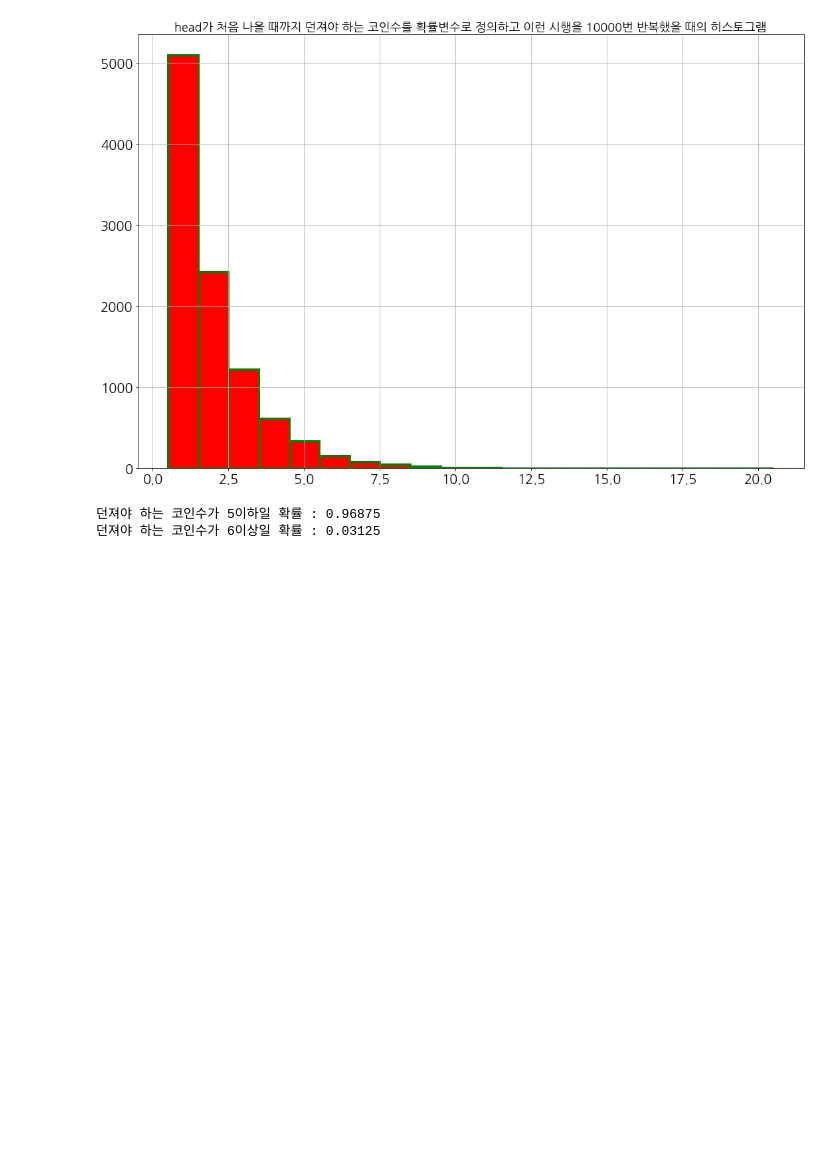
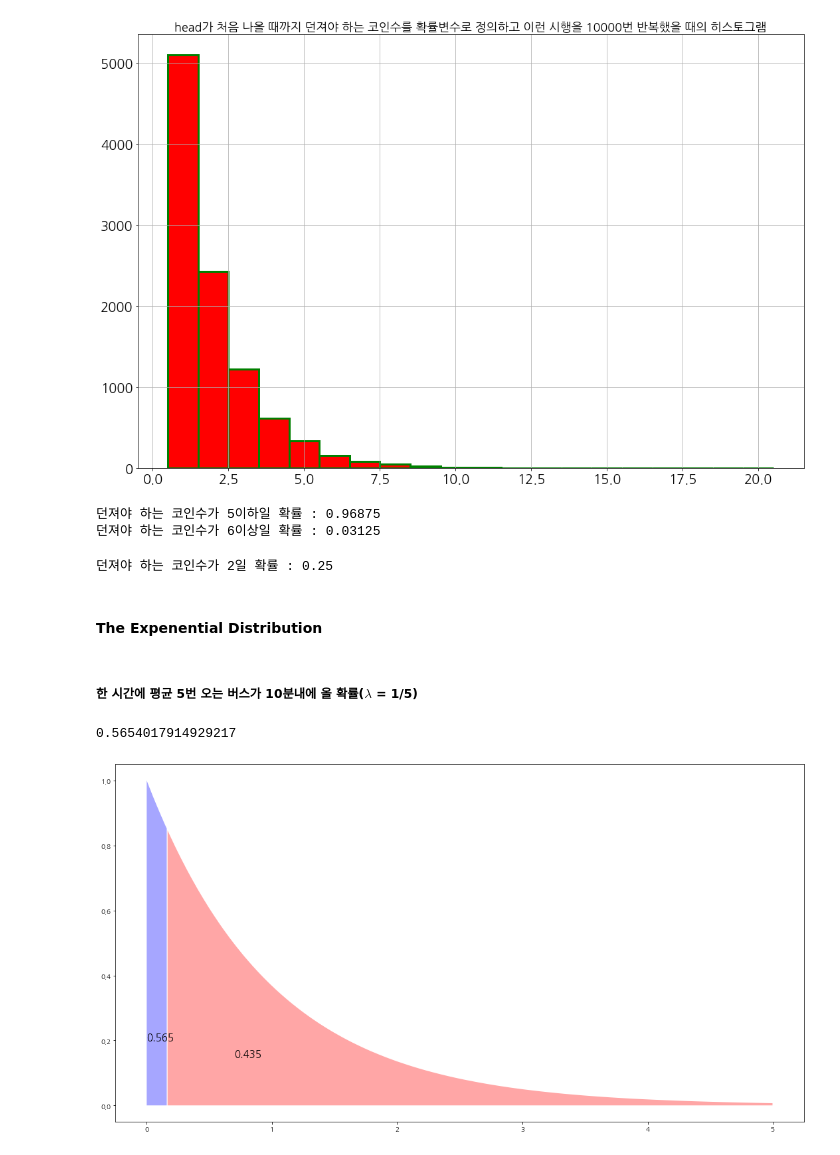
Before and after one commit to rubinkim/machine_learning_07_2022, a Jupyter notebook: 10_statistics/05_scipy_stats_geom_expon.ipynb, the cells around one changed output. Saved outputs shown, nothing was run; the diff lists cells and outputs as text; code cells hidden in the pictures; blank space fills up the shorter version.

Commit message:
plt.fill_between & stats.expon.pdf

```diff
--- a/10_statistics/05_scipy_stats_geom_expon.ipynb
+++ b/10_statistics/05_scipy_stats_geom_expon.ipynb
@@ -46,3 +47,31 @@ print(f"던져야 하는 코인수가 5이하일 확률 : {first_five}\n던져
 # %% [output]
 던져야 하는 코인수가 5이하일 확률 : 0.96875
 던져야 하는 코인수가 6이상일 확률 : 0.03125
+# %%
+# 처음으로 head가 나올 때까지 던져아 하는 코인의 수가 2개일 확률
+first_two = stats.geom.pmf(k=2, p=0.5)
+print(f"던져야 하는 코인수가 2일 확률 : {first_two}")
+# %% [output]
+던져야 하는 코인수가 2일 확률 : 0.25
+# %% [markdown]
+#### The Expenential Distribution
+# %% [markdown]
+##### 한 시간에 평균 5번 오는 버스가 10분내에 올 확률($\lambda$ = 1/5)
+# %%
+less_than_ten = stats.expon.cdf(x=10/60, scale=0.2)
+print(less_than_ten)
+# %% [output]
+0.5654017914929217
+# %%
+plt.rcParams["figure.figsize"] = (15, 8)
+
+plt.fill_between(x=np.arange(0, 10/60, 0.01), y1=stats.expon.pdf(np.arange(0, 10/60, 0.01)), facecolor='blue', alpha=0.35)
+plt.fill_between(x=np.arange(10/60, 5, 0.01), y1=stats.expon.pdf(np.arange(10/60, 5, 0.01)), facecolor='red', alpha=0.35)
+
+plt.text(x=0, y=0.2, s=round(less_than_ten, 3), fontdict={'size':15})
+plt.text(x=0.7, y=0.15, s=round(1-less_than_ten, 3), fontdict={'size':15})
+
+plt.tight_layout()
+plt.show()
+# %% [output]
+[figure, added]
```
Also changed, not shown: parts of 1 cell of this notebook.
